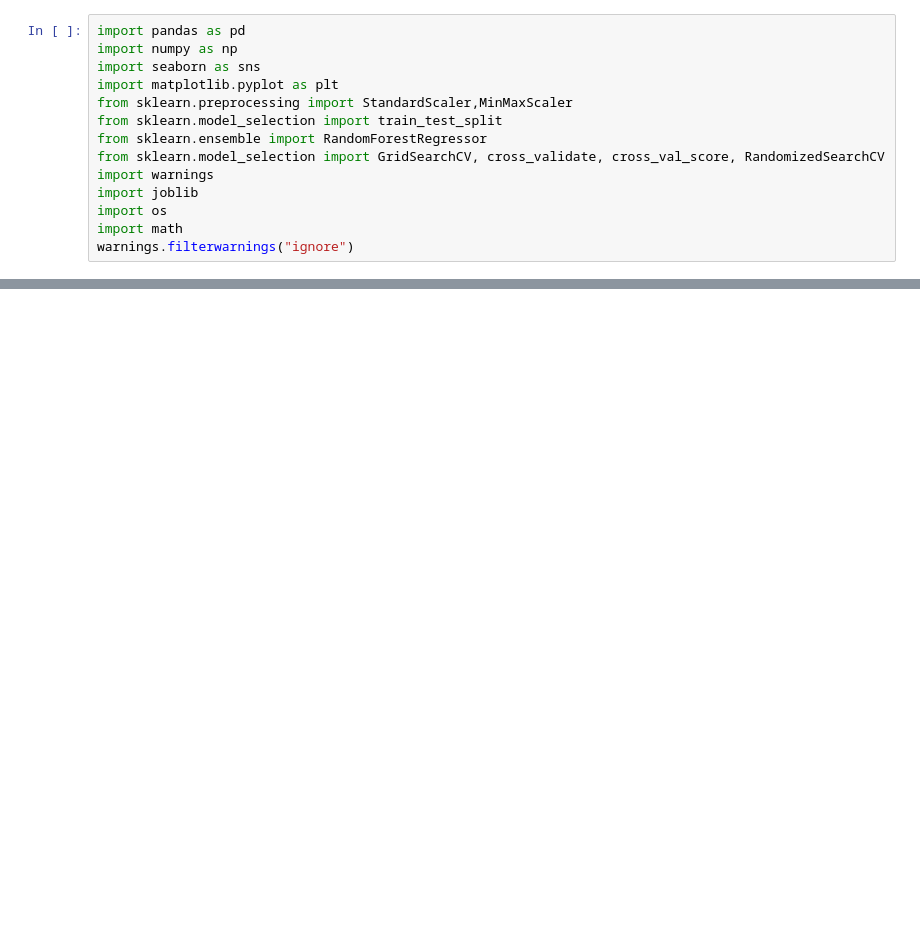
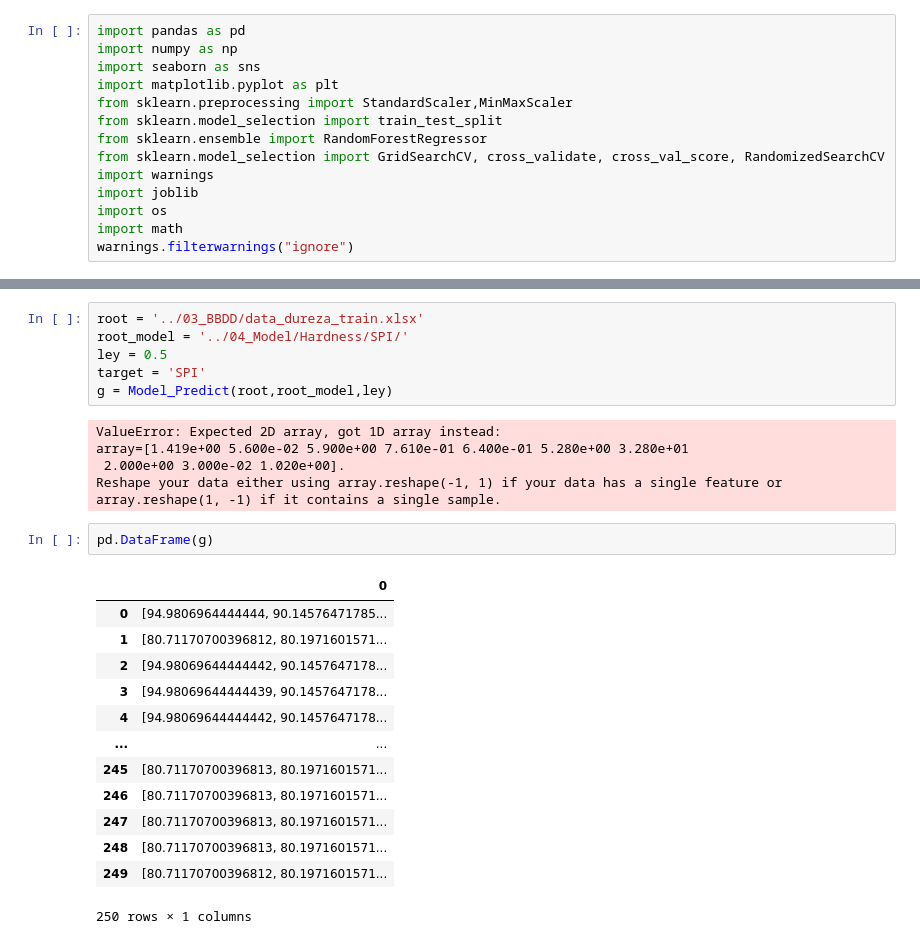
Before and after one commit to MichaelCueto/GeologyML23, a Jupyter notebook: 02_Codigo/borrador.ipynb, the cells around one changed output, grey strips where cells are left out. Saved outputs shown, nothing was run; the diff lists cells and outputs as text; blank space fills up the shorter version.

```diff
--- a/02_Codigo/borrador.ipynb
+++ b/02_Codigo/borrador.ipynb
@@ -65,0 +306,27 @@ def RF_Model(root,root_model,target):
+# %%
+root = '../03_BBDD/data_dureza_train.xlsx'
+root_model = '../04_Model/Hardness/SPI/'
+ley = 0.5
+target = 'SPI'
+g = Model_Predict(root,root_model,ley)
+# %% [output]
+ValueError: Expected 2D array, got 1D array instead:
+array=[1.419e+00 5.600e-02 5.900e+00 7.610e-01 6.400e-01 5.280e+00 3.280e+01
+ 2.000e+00 3.000e-02 1.020e+00].
+Reshape your data either using array.reshape(-1, 1) if your data has a single feature or array.reshape(1, -1) if it contains a single sample.
+# %%
+pd.DataFrame(g)
+# %% [output]
+|  | 0 |
+| 0 | [94.9806964444444, 90.14576471785... |
+| 1 | [80.71170700396812, 80.1971601571... |
+| 2 | [94.98069644444442, 90.1457647178... |
+| 3 | [94.98069644444439, 90.1457647178... |
+| 4 | [94.98069644444442, 90.1457647178... |
+| ... | ... |
+| 245 | [80.71170700396813, 80.1971601571... |
+| 246 | [80.71170700396813, 80.1971601571... |
+| 247 | [80.71170700396813, 80.1971601571... |
+| 248 | [80.71170700396813, 80.1971601571... |
+| 249 | [80.71170700396812, 80.1971601571... |
+250 rows × 1 columns
```
Also changed, not shown: parts of 12 cells of this notebook, 1 other file.
